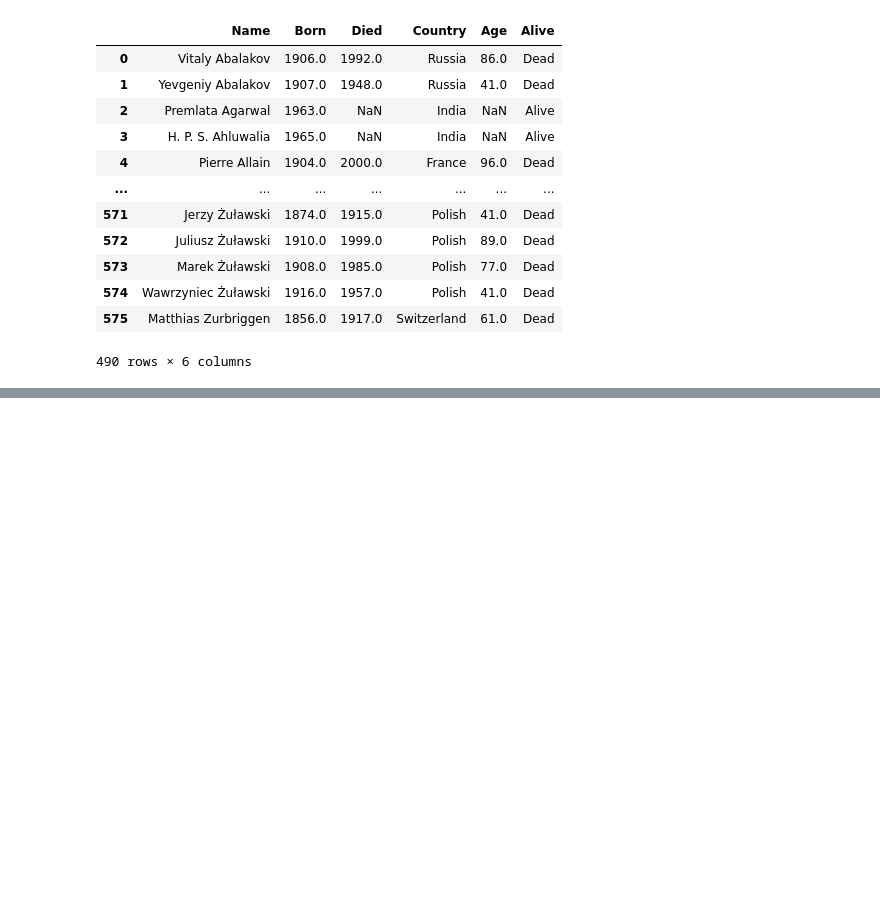
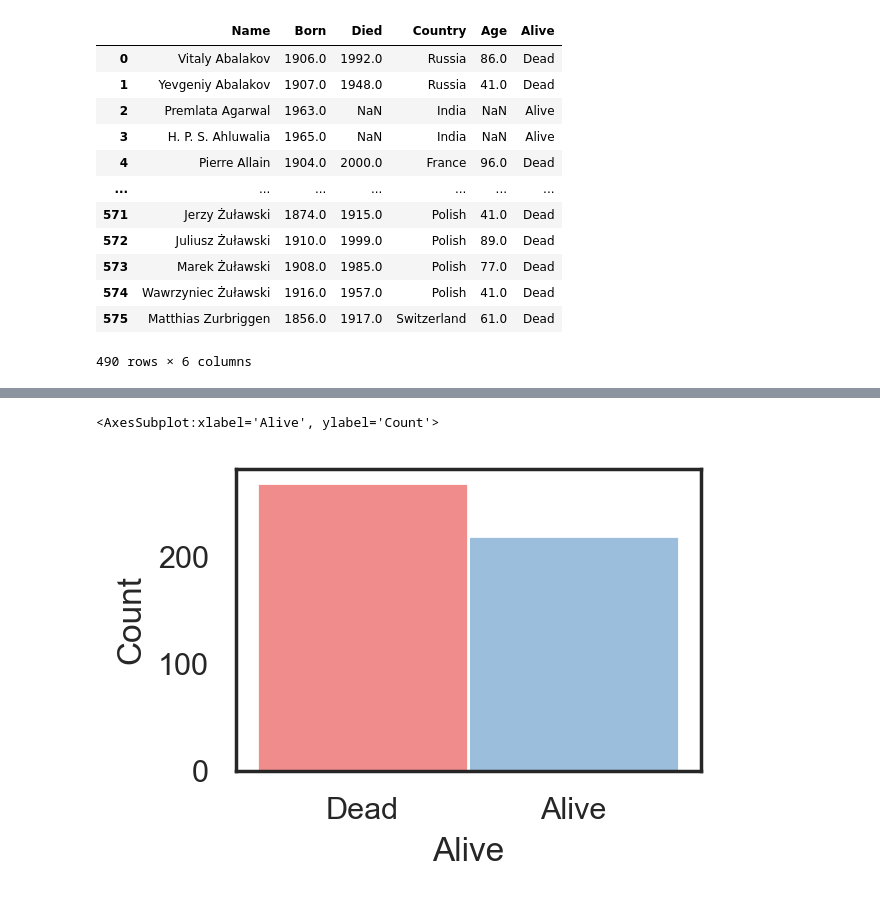
Before and after one commit to dmnkfr/mountaineers, a Jupyter notebook: mountaineers_wiki.ipynb, the cells around one changed output, grey strips where cells are left out. Cells and saved outputs as stored; diff of their text form; code cells hidden in the pictures; blank space fills up the shorter version.

```diff
--- a/mountaineers_wiki.ipynb
+++ b/mountaineers_wiki.ipynb
@@ -260,11 +262,11 @@ replacement_dict = {"Austrian": "Austria",
                     "Austria-Slovenia": "Slovenia",
                     "Czechoslovakia": "Czech Republic",
                     "Scottish-born": "UK",
-                    "United": "United States",
+                    "United": "US",
                     "Sherpa": "Nepal",
                     "Czech": "Czech Republic",
                     "Gilgit-Baltistan": "Pakistan",
-                    "American": "United States",
+                    "American": "US",
                     "Swiss": "Switzerland",
                     "Switzerland/US": "Switzerland",
                     "England/Australia": "Australia",
@@ -272,6 +274,14 @@ replacement_dict = {"Austrian": "Austria",
                     "Canadian": "Canada",
                     "France/Ireland": "France",
                     "German": "Germany",
+                    "in": "UK",
+                    "a": "Poland",
+                    "leader": "UK",
+                    "First": "UK",
+                    "pioneering": "US",
+                    "Basque": "Spain",
+                    "US": "United States",
+                    "UK": "United Kingdom"
                     }
 
 
@@ -293,0 +289,18 @@ Name: Country, Length: 490, dtype: bool
+# %%
+# replace country "first" and "South" with country looked up on wikipedia
+
+df.loc[df["Name"] == "Maciej Berbeka ", "Country"] = "Poland"
+df.loc[df["Name"] == "Adam Bielecki ", "Country"] = "Poland"
+df.loc[df["Name"] == "Klára Poláčková ", "Country"] = "Czech Republic"
+df.loc[df["Name"] == "Ludwig Purtscheller ", "Country"] = "Austria"
+df.loc[df["Name"] == "Pasang Lhamu Sherpa ", "Country"] = "Nepal"
+df.loc[df["Name"] == "Bachendri Pal ", "Country"] = "India"
+df.loc[df["Name"] == "Warren J. Harding ", "Country"] = "United States"
+df.loc[df["Name"] == "Cathy O'Dowd ", "Country"] = "South Africa"
+df.loc[df["Name"] == "Oh Eun-Sun ", "Country"] = "South Korea"
+df.loc[df["Name"] == "Young-seok Park ", "Country"] = "South Korea"
+df.loc[df["Name"] == "Um Hong-Gil ", "Country"] = "South Korea"
+df.loc[df["Name"] == "Sibusiso Vilane ", "Country"] = "South Africa"
+# %%
+df = df[df["Country"].notna()]
+print("Total number of climbers:", df.shape[0])
@@ -293,0 +329,9 @@ Name: Country, Length: 490, dtype: bool
+# %%
+sns.set_theme(style="white", palette="Set1")
+
+plt.figure(figsize=(3,2),dpi=200)
+
+sns.histplot(data=df,x="Alive", hue="Alive", legend=False)
+# %% [output]
+<AxesSubplot:xlabel='Alive', ylabel='Count'>
+[figure, added]
```
Also changed, not shown: parts of 13 cells of this notebook, 1 other file.
